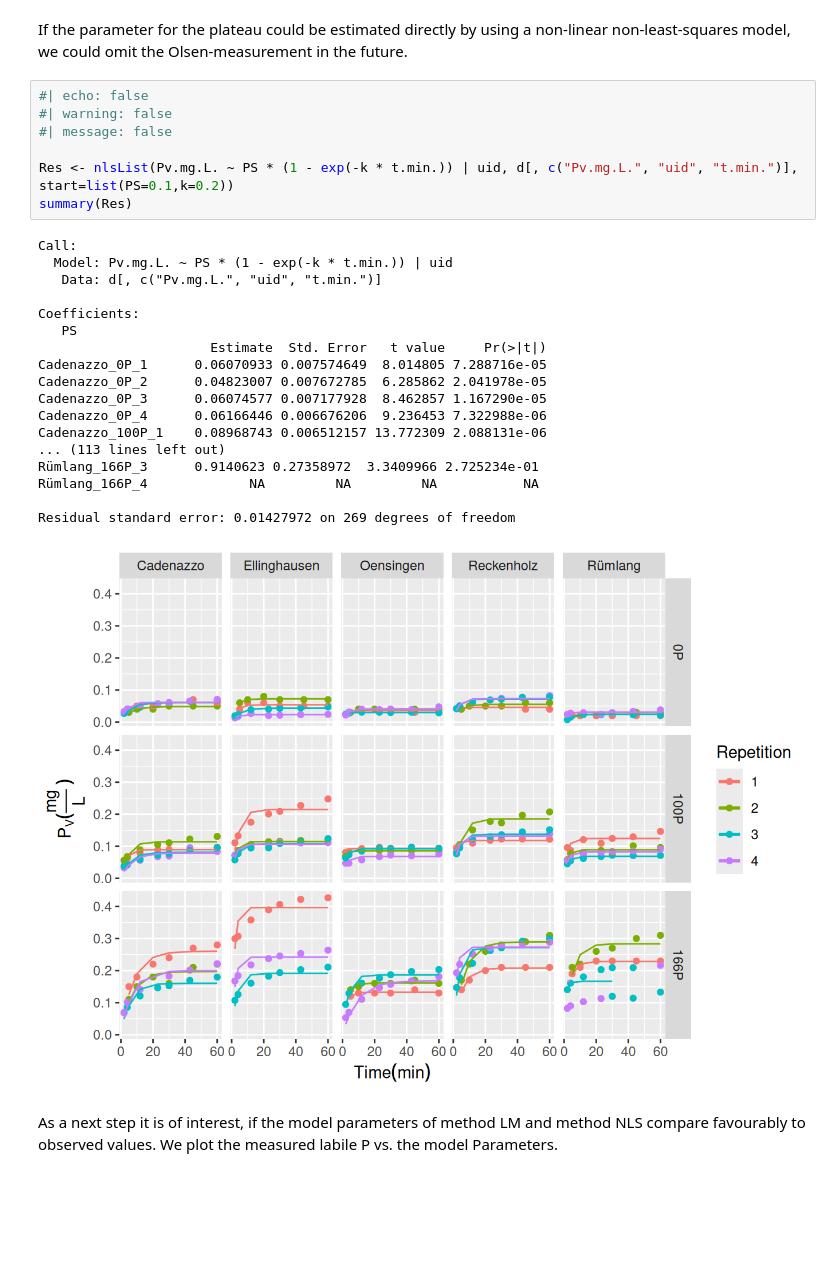
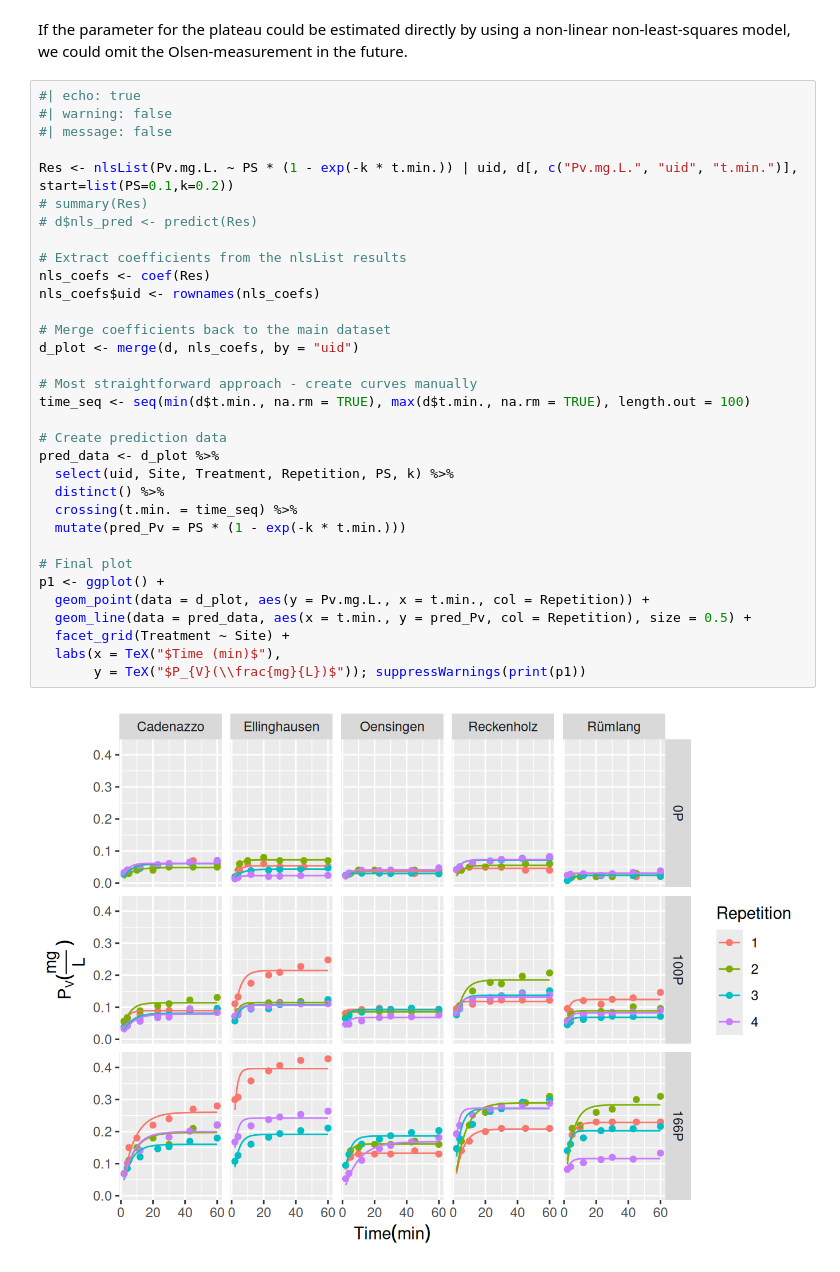
Before and after one commit to Andrapodon/Master-Thesis-P-kinetics, a Jupyter notebook: notebooks/pretest.embed.ipynb, the cells around one changed output. Drawn from its saved outputs; the diff is of its cells as text; blank space fills up the shorter version.

Commit message:
Built site for gh-pages

```diff
--- a/notebooks/pretest.embed.ipynb
+++ b/notebooks/pretest.embed.ipynb
@@ -95,31 +114,38 @@ Residual standard error: 0.02119011 on 68 degrees of freedom
 [figure]
 # %% [markdown]
 If the parameter for the plateau could be estimated directly by using a non-linear non-least-squares model, we could omit the Olsen-measurement in the future.
-# %%
-#| echo: false
-#| warning: false
-#| message: false
-
-Res <- nlsList(Pv.mg.L. ~ PS * (1 - exp(-k * t.min.)) | uid, d[, c("Pv.mg.L.", "uid", "t.min.")],  start=list(PS=0.1,k=0.2))
-summary(Res)
-# %% [output]
-Call:
-  Model: Pv.mg.L. ~ PS * (1 - exp(-k * t.min.)) | uid
-   Data: d[, c("Pv.mg.L.", "uid", "t.min.")]
-
-Coefficients:
-   PS
-                      Estimate  Std. Error   t value     Pr(>|t|)
-Cadenazzo_0P_1      0.06070933 0.007574649  8.014805 7.288716e-05
-Cadenazzo_0P_2      0.04823007 0.007672785  6.285862 2.041978e-05
-Cadenazzo_0P_3      0.06074577 0.007177928  8.462857 1.167290e-05
-Cadenazzo_0P_4      0.06166446 0.006676206  9.236453 7.322988e-06
-Cadenazzo_100P_1    0.08968743 0.006512157 13.772309 2.088131e-06
-... (113 lines left out)
-Rümlang_166P_3      0.9140623 0.27358972  3.3409966 2.725234e-01
-Rümlang_166P_4             NA         NA         NA           NA
-
-Residual standard error: 0.01427972 on 269 degrees of freedom
-[figure, removed]
-# %% [markdown]
-As a next step it is of interest, if the model parameters of method LM and method NLS compare favourably to observed values. We plot the measured labile P vs. the model Parameters.
+# %%
+#| echo: true
+#| warning: false
+#| message: false
+
+Res <- nlsList(Pv.mg.L. ~ PS * (1 - exp(-k * t.min.)) | uid, d[, c("Pv.mg.L.", "uid", "t.min.")],  start=list(PS=0.1,k=0.2))
+# summary(Res)
+# d$nls_pred <- predict(Res)
+
+# Extract coefficients from the nlsList results
+nls_coefs <- coef(Res)
+nls_coefs$uid <- rownames(nls_coefs)
+
+# Merge coefficients back to the main dataset
+d_plot <- merge(d, nls_coefs, by = "uid")
+
+# Most straightforward approach - create curves manually
+time_seq <- seq(min(d$t.min., na.rm = TRUE), max(d$t.min., na.rm = TRUE), length.out = 100)
+
+# Create prediction data
+pred_data <- d_plot %>%
+  select(uid, Site, Treatment, Repetition, PS, k) %>%
+  distinct() %>%
+  crossing(t.min. = time_seq) %>%
+  mutate(pred_Pv = PS * (1 - exp(-k * t.min.)))
+
+# Final plot
+p1 <- ggplot() +
+  geom_point(data = d_plot, aes(y = Pv.mg.L., x = t.min., col = Repetition)) +
+  geom_line(data = pred_data, aes(x = t.min., y = pred_Pv, col = Repetition), size = 0.5) +
+  facet_grid(Treatment ~ Site) +
+  labs(x = TeX("$Time (min)$"),
+       y = TeX("$P_{V}(\\frac{mg}{L})$")); suppressWarnings(print(p1))
+# %% [output]
+[figure, added]
```
Also changed, not shown: parts of 7 cells of this notebook, 16 other files.
